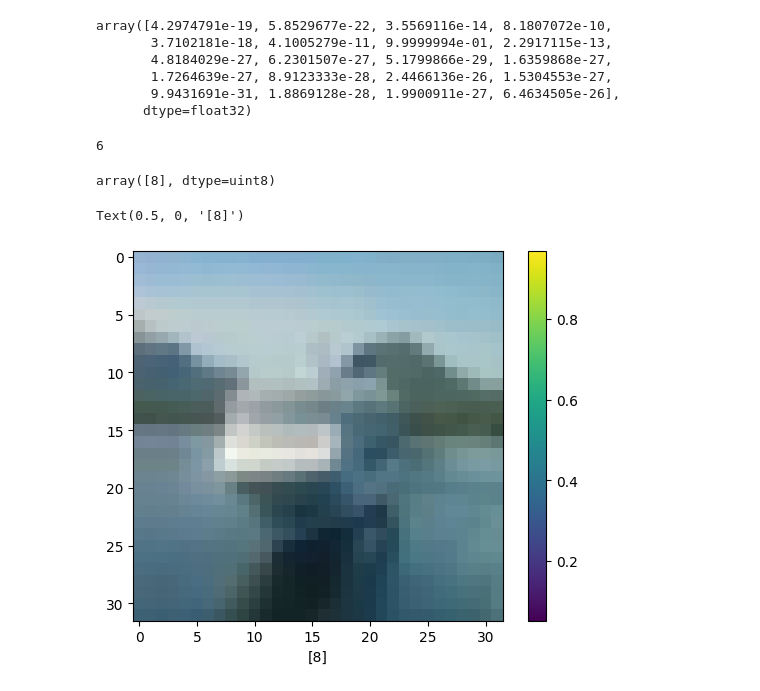
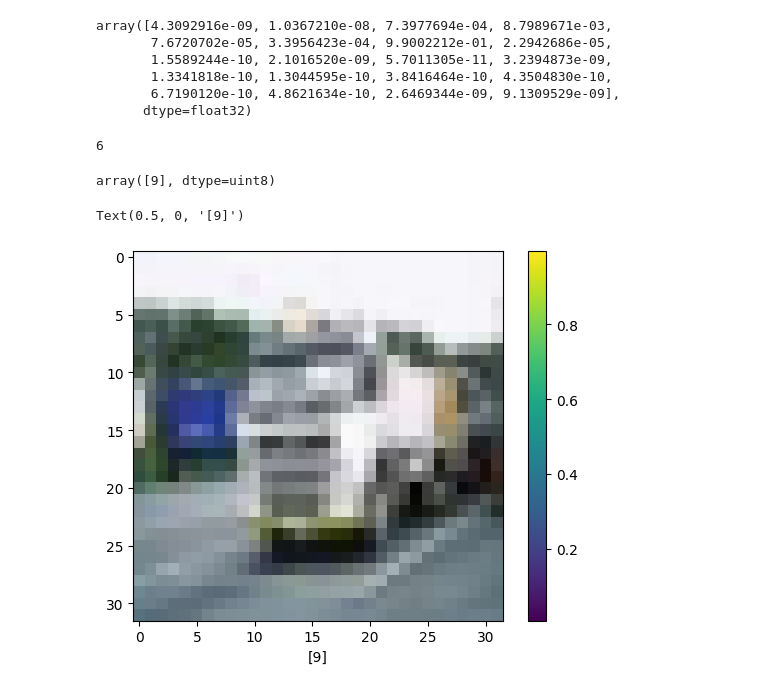
Before and after one commit to kirflex/CV2, a Jupyter notebook: nn_mnist_1.ipynb, the cells around one changed output. Saved outputs shown, nothing was run; the diff lists cells and outputs as text; code cells hidden in the pictures.

```diff
--- a/nn_mnist_1.ipynb
+++ b/nn_mnist_1.ipynb
@@ -50,10 +34,8 @@ for i in range(25):
 # %%
 model = keras.Sequential([
-                          keras.layers.Conv2D(32, (3, 3), activation='relu', input_shape=(32, 32, 3)),
+                          keras.layers.Conv2D(64, (3, 3), activation='relu', input_shape=(32, 32, 3)),
+                          keras.layers.Conv2D(32, 3, activation='relu'),
                           keras.layers.MaxPooling2D(pool_size=(2, 2)),
-                          keras.layers.Conv2D(64, 3, activation="relu"),
-                          keras.layers.MaxPooling2D(pool_size=(2, 2)),
-                          keras.layers.Conv2D(128, 3, activation="relu"),
                           keras.layers.Flatten(),
                           keras.layers.Dense(128, activation='relu'),
                           keras.layers.Dense(20, activation="softmax")
@@ -81,5 +63,5 @@ Trainable params: 358,100
 Non-trainable params: 0
 _________________________________________________________________
 # %%
-model.fit(x_train, y_train, epochs=30)
+model.fit(x_train, y_train, epochs=20)
 # %% [output]
@@ -116,26 +98,26 @@ predictions = model.predict(x_train)
 # %%
 predictions[0]
 # %% [output]
-array([4.2974791e-19, 5.8529677e-22, 3.5569116e-14, 8.1807072e-10,
-       3.7102181e-18, 4.1005279e-11, 9.9999994e-01, 2.2917115e-13,
-       4.8184029e-27, 6.2301507e-27, 5.1799866e-29, 1.6359868e-27,
-       1.7264639e-27, 8.9123333e-28, 2.4466136e-26, 1.5304553e-27,
-       9.9431691e-31, 1.8869128e-28, 1.9900911e-27, 6.4634505e-26],
+array([4.3092916e-09, 1.0367210e-08, 7.3977694e-04, 8.7989671e-03,
+       7.6720702e-05, 3.3956423e-04, 9.9002212e-01, 2.2942686e-05,
+       1.5589244e-10, 2.1016520e-09, 5.7011305e-11, 3.2394873e-09,
+       1.3341818e-10, 1.3044595e-10, 3.8416464e-10, 4.3504830e-10,
+       6.7190120e-10, 4.8621634e-10, 2.6469344e-09, 9.1309529e-09],
       dtype=float32)
 # %%
 np.argmax(predictions[0])
 # %% [output]
 6
 # %%
-y_train[777]
+y_train[1000]
 # %% [output]
-array([8], dtype=uint8)
+array([9], dtype=uint8)
 # %%
 plt.figure()
-plt.imshow(x_train[777])
+plt.imshow(x_train[1000])
 plt.colorbar()
 plt.grid(False)
-plt.xlabel(y_train[777])
+plt.xlabel(y_train[1000])
 # %% [output]
-Text(0.5, 0, '[8]')
+Text(0.5, 0, '[9]')
-[figure, old version]
+[figure, new version]
```
Also changed, not shown: parts of 9 cells of this notebook.
